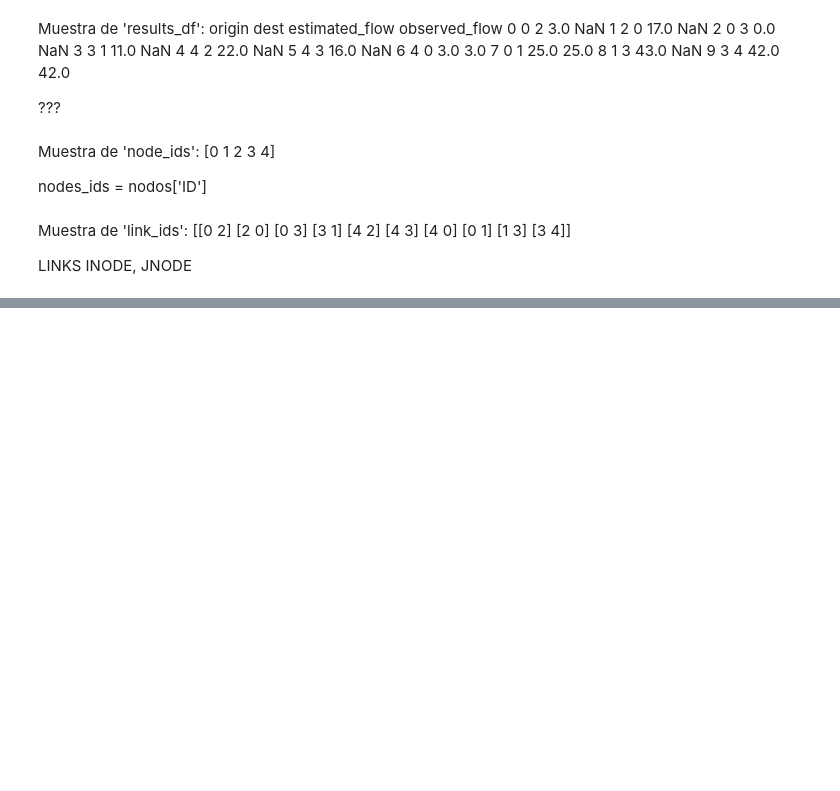
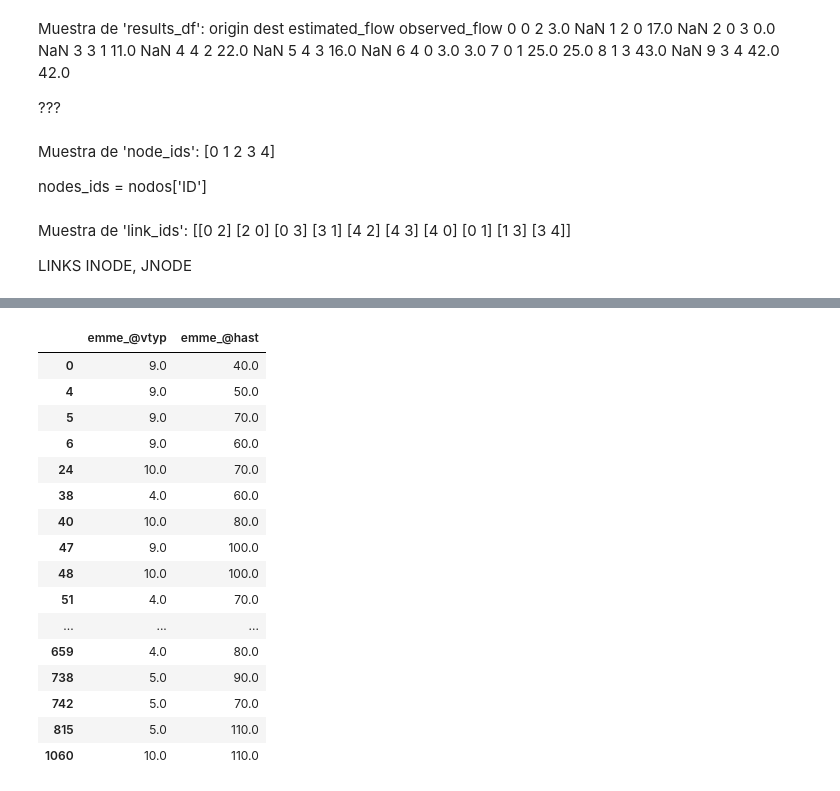
Before and after one commit to jeclareyes/GAT-Applied, a Jupyter notebook: data/notebook.ipynb, the cells around one changed output, grey strips where cells are left out. Cells and saved outputs as stored; diff of their text form; code cells hidden in the pictures; blank space fills up the shorter version.

```diff
--- a/data/notebook.ipynb
+++ b/data/notebook.ipynb
@@ -196,0 +643,20 @@ Muestra de 'link_ids': [[0 2]
+# %%
+df.dropna(subset=['emme_@vtyp', 'emme_@hast'])[['emme_@vtyp', 'emme_@hast']].drop_duplicates()
+# %% [output]
+|  | emme_@vtyp | emme_@hast |
+| 0 | 9.0 | 40.0 |
+| 4 | 9.0 | 50.0 |
+| 5 | 9.0 | 70.0 |
+| 6 | 9.0 | 60.0 |
+| 24 | 10.0 | 70.0 |
+| 38 | 4.0 | 60.0 |
+| 40 | 10.0 | 80.0 |
+| 47 | 9.0 | 100.0 |
+| 48 | 10.0 | 100.0 |
+| 51 | 4.0 | 70.0 |
+| ... | ... | ... |
+| 659 | 4.0 | 80.0 |
+| 738 | 5.0 | 90.0 |
+| 742 | 5.0 | 70.0 |
+| 815 | 5.0 | 110.0 |
+| 1060 | 10.0 | 110.0 |
```
Also changed, not shown: parts of 20 cells of this notebook, 21 other files.
